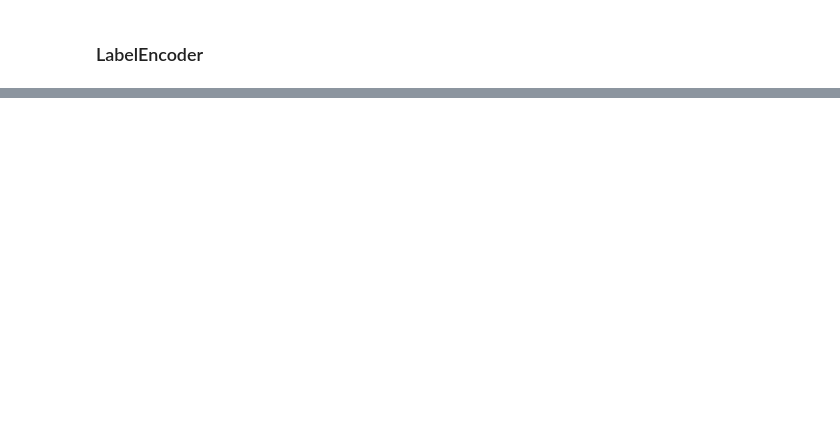
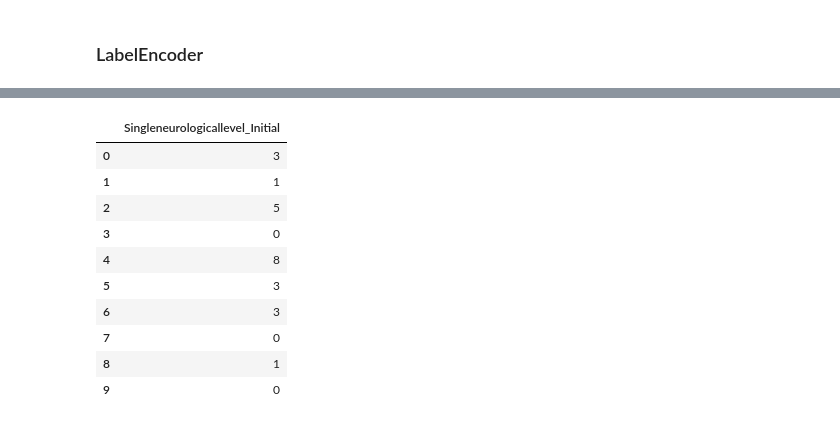
Before and after one commit to neuropoly/modular_optuna_ml, a Jupyter notebook: encoding_notebook.ipynb, the cells around one changed output, grey strips where cells are left out. Drawn from its saved outputs; the diff is of its cells as text; code cells hidden in the pictures; blank space fills up the shorter version.

```diff
--- a/encoding_notebook.ipynb
+++ b/encoding_notebook.ipynb
@@ -213,0 +224,16 @@ pd.DataFrame(one_hot_encoded).head()
+# %%
+label_encoder = LabelEncoder()  # sparse_output=False returns a dense array
+one_hot_encoded = label_encoder.fit_transform(df_neurologicallevel['Singleneurologicallevel_Initial'])
+pd.DataFrame(one_hot_encoded, columns=['Singleneurologicallevel_Initial']).head(10)
+# %% [output]
+|  | Singleneurologicallevel_Initial |
+| 0 | 3 |
+| 1 | 1 |
+| 2 | 5 |
+| 3 | 0 |
+| 4 | 8 |
+| 5 | 3 |
+| 6 | 3 |
+| 7 | 0 |
+| 8 | 1 |
+| 9 | 0 |
```
Also changed, not shown: parts of 16 cells of this notebook.
